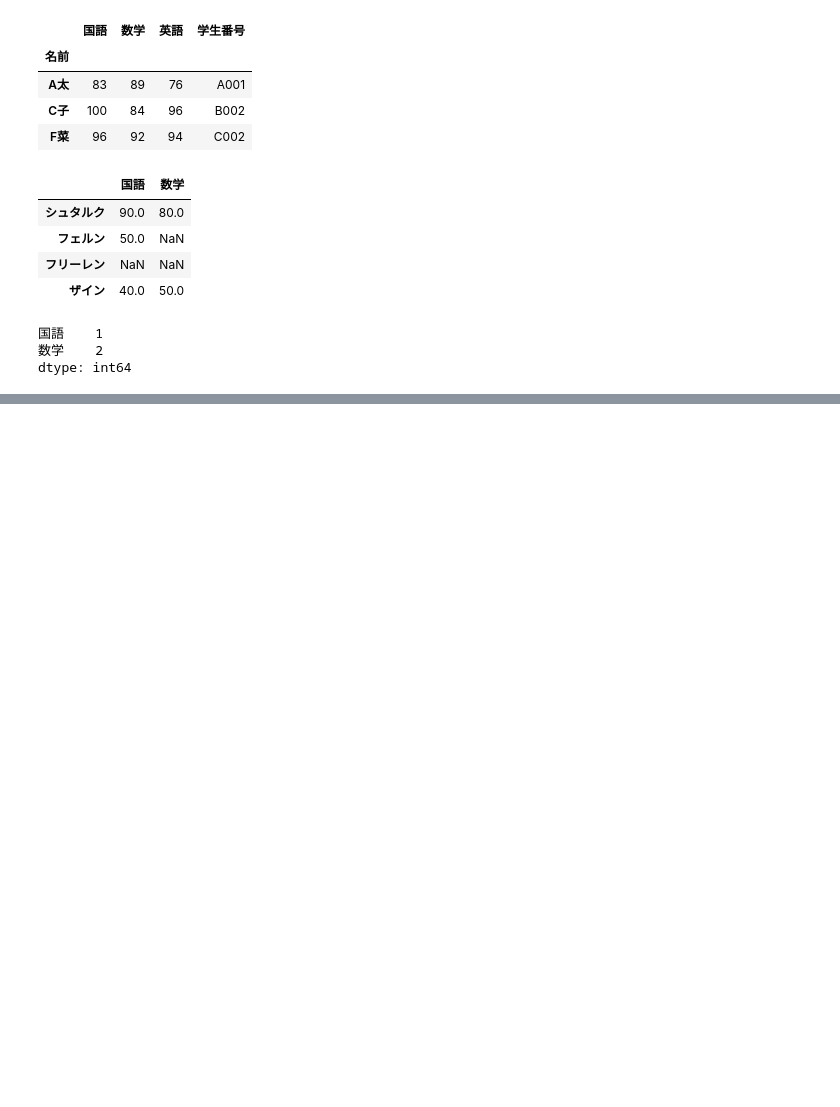
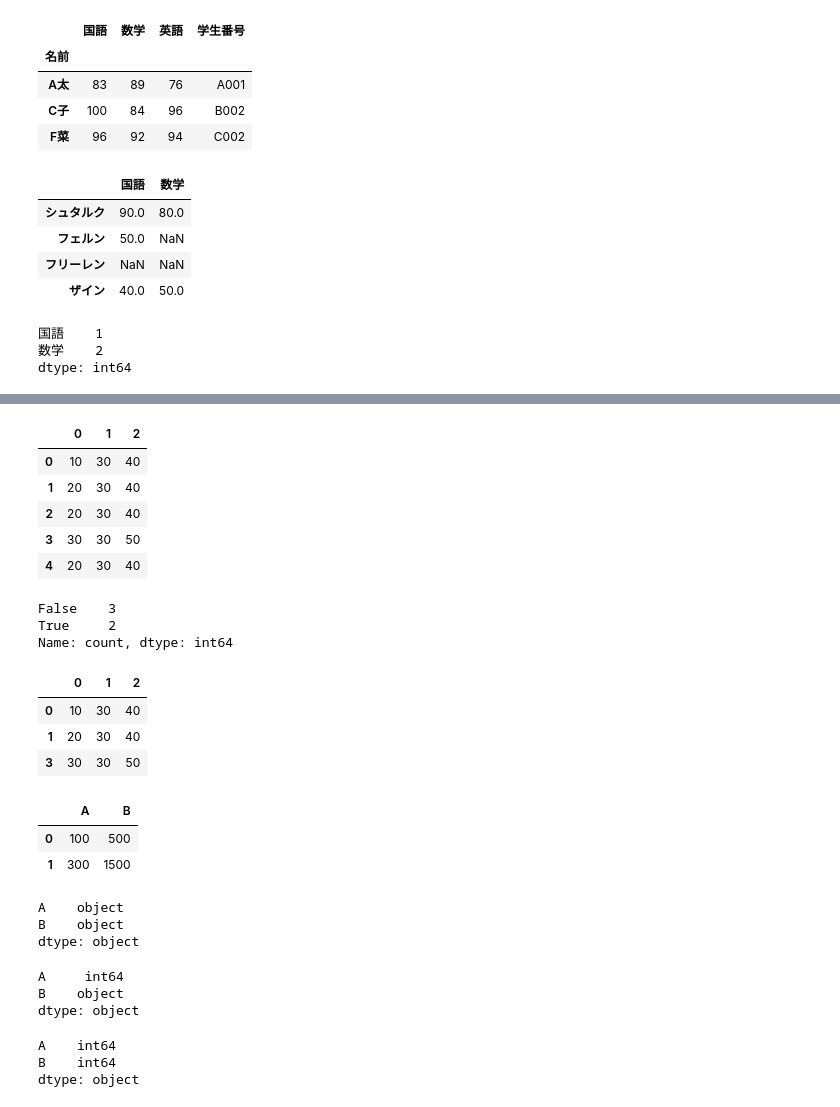
Before and after one commit to kaomatsu8888/data-analytics, a Jupyter notebook: test.ipynb, the cells around one changed output, grey strips where cells are left out. Saved outputs shown, nothing was run; the diff lists cells and outputs as text; code cells hidden in the pictures; blank space fills up the shorter version.

Commit message:
data-analytics3

```diff
--- a/test.ipynb
+++ b/test.ipynb
@@ -274,0 +308,64 @@ dtype: int64
+# %%
+import pandas as pd
+data = [
+    [10,30,40],
+    [20,30,40],
+    [20,30,40],
+    [30,30,50],
+    [20,30,40]
+]
+dfA = pd.DataFrame(data)
+dfA
+# %% [output]
+|  | 0 | 1 | 2 |
+| 0 | 10 | 30 | 40 |
+| 1 | 20 | 30 | 40 |
+| 2 | 20 | 30 | 40 |
+| 3 | 30 | 30 | 50 |
+| 4 | 20 | 30 | 40 |
+# %%
+dfA.duplicated().value_counts() # 重複行の数をカウント
+# %% [output]
+False    3
+True     2
+Name: count, dtype: int64
+# %%
+dfB = dfA.drop_duplicates() # 重複行を削除
+dfB # dfBを表示
+# %% [output]
+|  | 0 | 1 | 2 |
+| 0 | 10 | 30 | 40 |
+| 1 | 20 | 30 | 40 |
+| 3 | 30 | 30 | 50 |
+# %%
+import pandas as pd
+data = {
+    "A" : ["100", "300"],
+    "B" : ["500", "1500"]
+}
+dfA = pd.DataFrame(data)
+dfA
+# %% [output]
+|  | A | B |
+| 0 | 100 | 500 |
+| 1 | 300 | 1500 |
+# %%
+dfA.dtypes
+# %% [output]
+A    object
+B    object
+dtype: object
+# %%
+dfA["A"] = dfA["A"].astype(int) # A列をint型に変換
+dfA.dtypes
+# %% [output]
+A     int64
+B    object
+dtype: object
+# %%
+dfA["B"] = dfA["B"].str.replace(",", "").astype(int) # B列をint型に変換
+dfA.dtypes
+# %% [output]
+A    int64
+B    int64
+dtype: object
```
Also changed, not shown: parts of 11 cells of this notebook.
